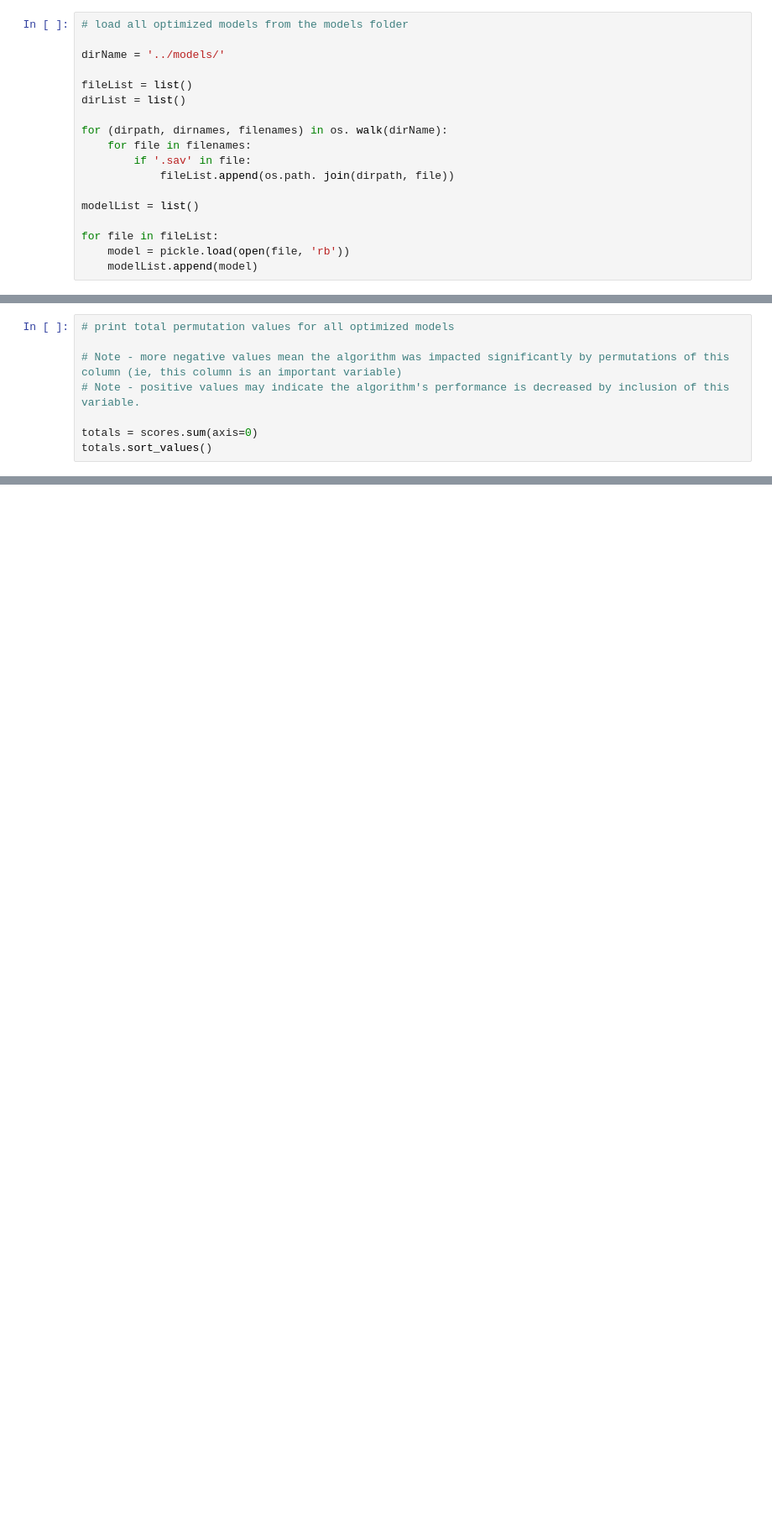
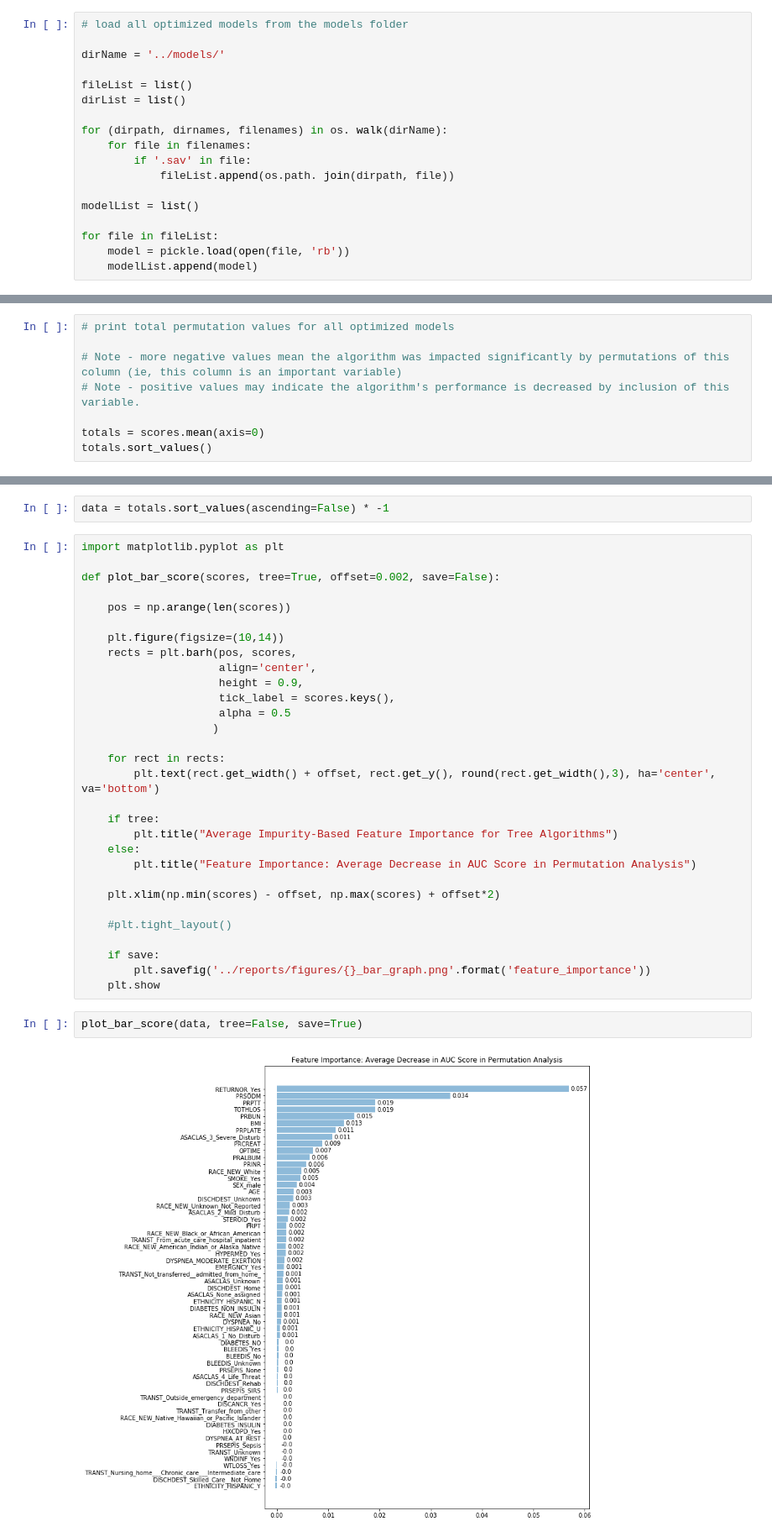
Before and after one commit to btcrabb/NSQIP_ML, a Jupyter notebook: notebooks/2.4-BTC-permutations.ipynb, the cells around one changed output, grey strips where cells are left out. Shown at 84% size. Drawn from its saved outputs; the diff is of its cells as text; blank space fills up the shorter version.

Commit message:
Improved feature importance evaluation

```diff
--- a/notebooks/2.4-BTC-permutations.ipynb
+++ b/notebooks/2.4-BTC-permutations.ipynb
@@ -122,6 +124,6 @@ Baseline ROC AUC score: 0.9966332285043118
 # Note - more negative values mean the algorithm was impacted significantly by permutations of this column (ie, this column is an important variable)
 # Note - positive values may indicate the algorithm's performance is decreased by inclusion of this variable.
 
-totals = scores.sum(axis=0)
+totals = scores.mean(axis=0)
 totals.sort_values()
 # %% [output]
@@ -159 +161,37 @@ AGE            -0.037792
 dtype: float64
+# %%
+data = totals.sort_values(ascending=False) * -1
+# %%
+import matplotlib.pyplot as plt
+
+def plot_bar_score(scores, tree=True, offset=0.002, save=False):
+
+    pos = np.arange(len(scores))
+
+    plt.figure(figsize=(10,14))
+    rects = plt.barh(pos, scores,
+                     align='center',
+                     height = 0.9,
+                     tick_label = scores.keys(),
+                     alpha = 0.5
+                    )
+
+    for rect in rects:
+        plt.text(rect.get_width() + offset, rect.get_y(), round(rect.get_width(),3), ha='center', va='bottom')
+
+    if tree:
+        plt.title("Average Impurity-Based Feature Importance for Tree Algorithms")
+    else:
+        plt.title("Feature Importance: Average Decrease in AUC Score in Permutation Analysis")
+
+    plt.xlim(np.min(scores) - offset, np.max(scores) + offset*2)
+
+    #plt.tight_layout()
+
+    if save:
+        plt.savefig('../reports/figures/{}_bar_graph.png'.format('feature_importance'))
+    plt.show
+# %%
+plot_bar_score(data, tree=False, save=True)
+# %% [output]
+[figure, added]
```
Also changed, not shown: parts of 6 cells of this notebook, 1 other file.
